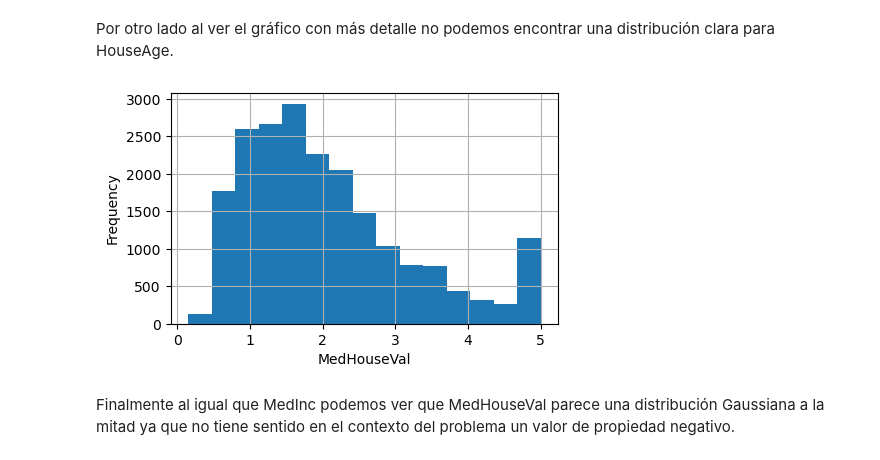
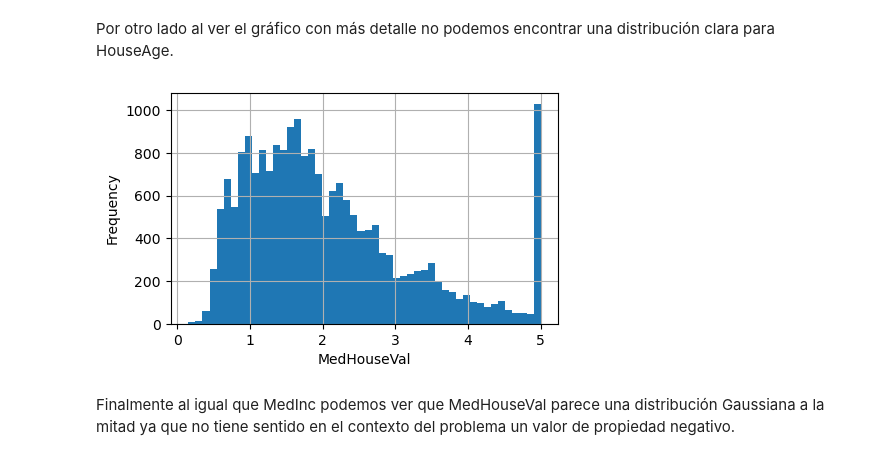
Before and after one commit to Grupo-CEIA-IIA/ceia_iia_tps, a Jupyter notebook: TP2/TP2.ipynb, the cells around one changed output. Cells and saved outputs as stored; diff of their text form; code cells hidden in the pictures.

```diff
--- a/TP2/TP2.ipynb
+++ b/TP2/TP2.ipynb
@@ -161,12 +161,12 @@ plt.show()
 Por otro lado al ver el gráfico con más detalle no podemos encontrar una distribución clara para HouseAge.
 # %%
 plt.figure(figsize=(5, 3))
-df_california["MedHouseVal"].hist(bins=15)
+df_california["MedHouseVal"].hist(bins=50)
 plt.xlabel("MedHouseVal")
 plt.ylabel("Frequency")
 plt.show()
 # %% [output]
-[figure, old version]
+[figure, new version]
 # %% [markdown]
 Finalmente al igual que MedInc podemos ver que MedHouseVal parece una distribución Gaussiana a la mitad ya que no tiene sentido en el contexto del problema un valor de propiedad negativo.
 # %% [markdown]
```
Also changed, not shown: parts of 3 cells of this notebook.
